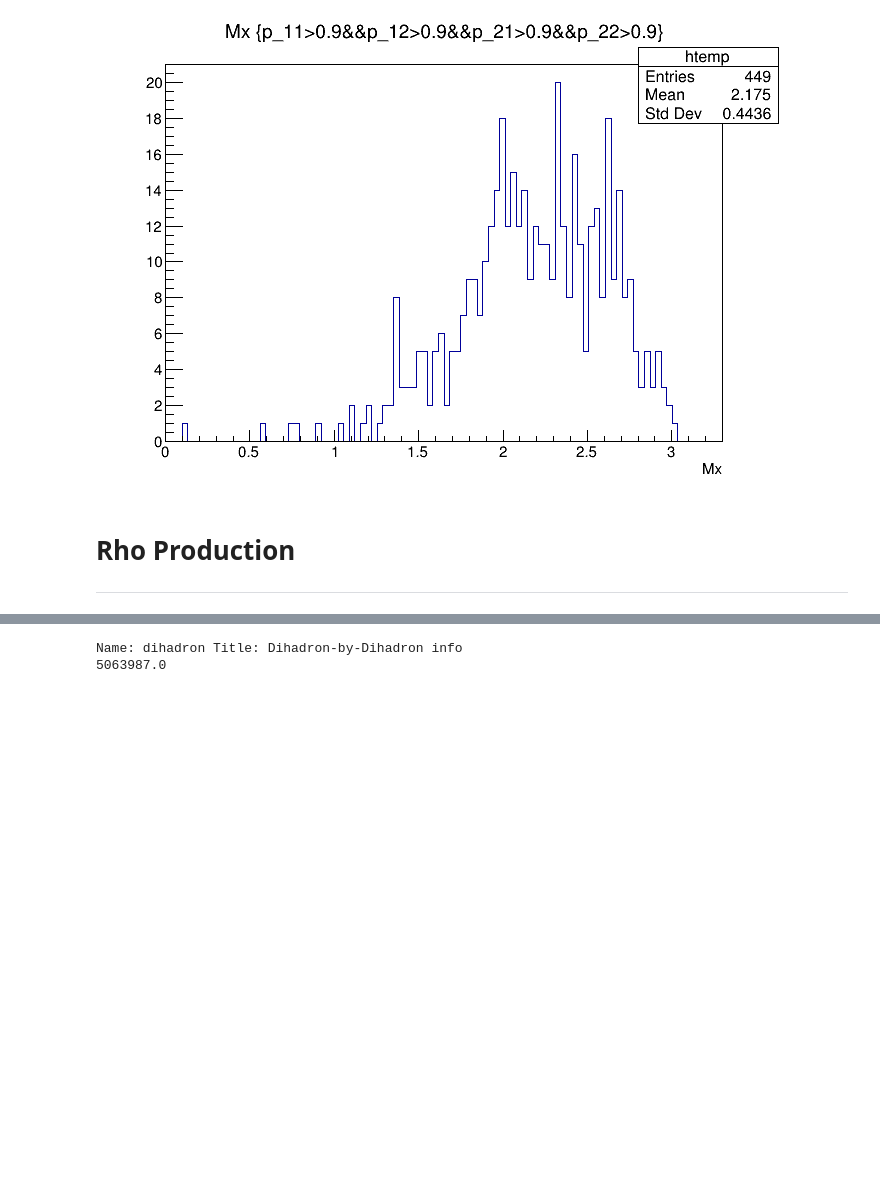
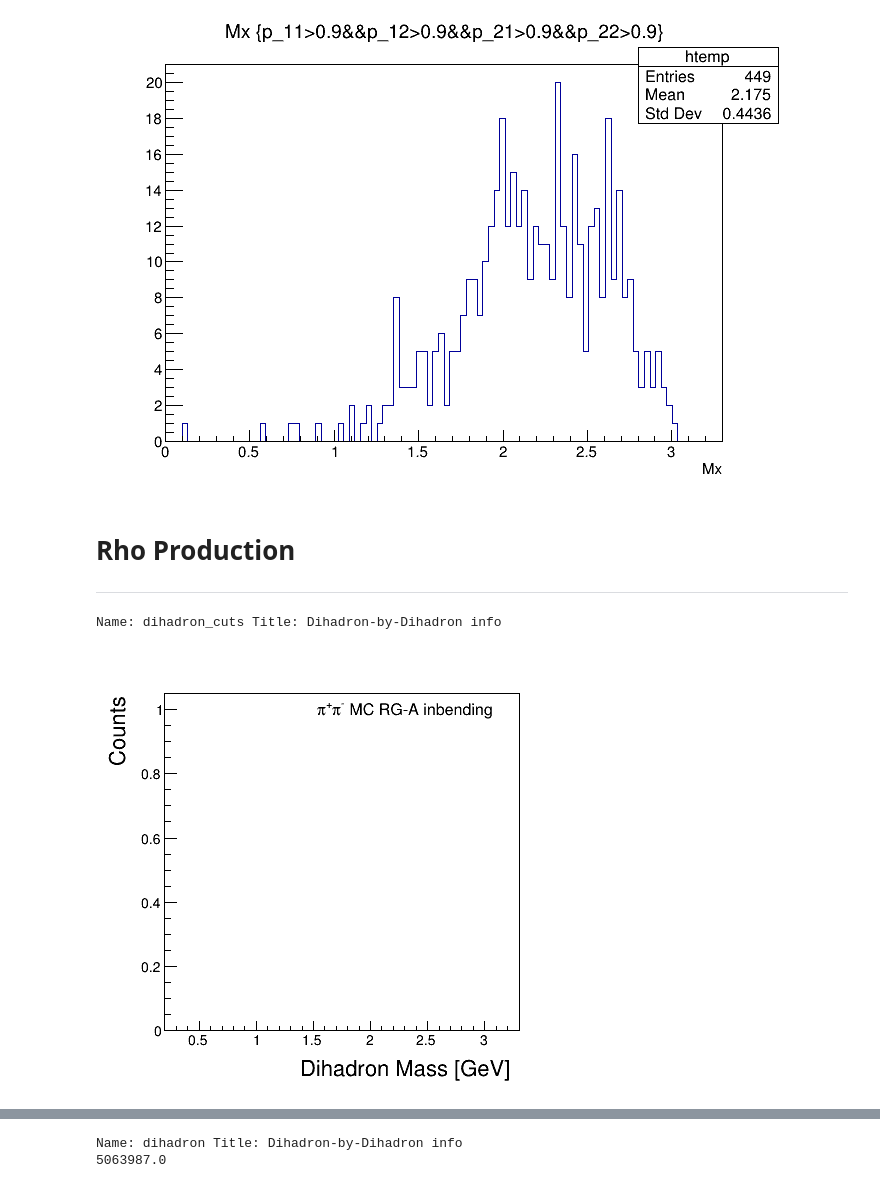
Before and after one commit to Gregtom3/clas12_dihadrons, a Jupyter notebook: plotting/kinematics/simple_plotter.ipynb, the cells around one changed output, grey strips where cells are left out. Cells and saved outputs as stored; diff of their text form; code cells hidden in the pictures; blank space fills up the shorter version.

```diff
--- a/plotting/kinematics/simple_plotter.ipynb
+++ b/plotting/kinematics/simple_plotter.ipynb
@@ -91,7 +94,19 @@ canvas.Draw()
 # Rho Production
 ---
 # %%
-project_dir = "/work/clas12/users/gmat/clas12/clas12_dihadrons/projects/ana_v1/"
+# Piplus Piminus Production
+project_dir = "/work/clas12/users/gmat/clas12/clas12_dihadrons/projects/pipi0_paper_RGA_only/"
 channel = "piplus_piminus"
 version = "MC_RGA_inbending"
-tree = "dihadron" # EventTree or dihadron
+tree = "dihadron_cuts" # EventTree or dihadron
+# %%
+canvas=plot_graph(    project_dir, channel, version, tree,
+                      x_col="Mh", x_min=0.2, x_max=3.3, x_bins = 100, x_title = "Dihadron Mass [GeV]", y_title="Counts",
+                      cut="Mx<1.1",
+                      latex_xmax = 0.45, latex_ymax=0.85
+                      #z_min=0.3,z_max=1.1,z_col="p/truep",
+                      )
+canvas.Draw()
+# %% [output]
+Name: dihadron_cuts Title: Dihadron-by-Dihadron info
+[figure, added]
```
Also changed, not shown: parts of 17 cells of this notebook, 26 other files.
